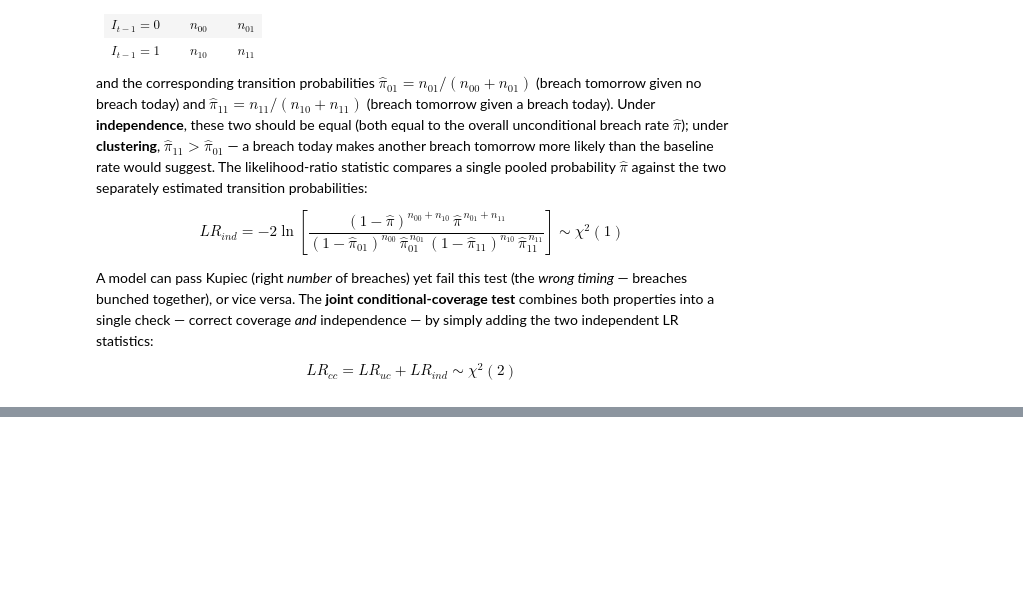
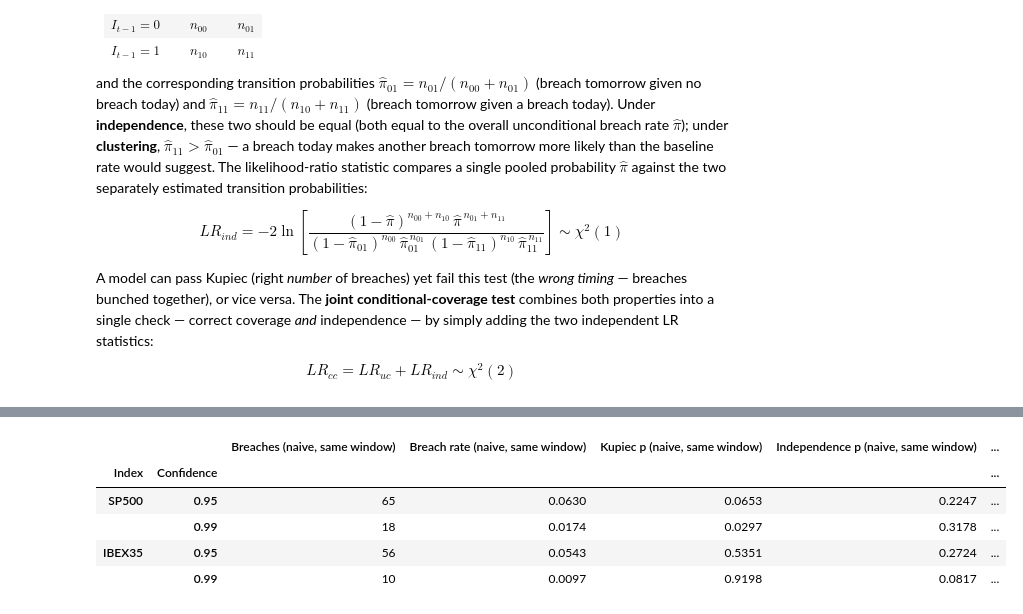
Before and after one commit to MLEIV90/ibex-garch-risk, a Jupyter notebook: notebooks/05_var_backtesting.ipynb, the cells around one changed output, grey strips where cells are left out. Saved outputs shown, nothing was run; the diff lists cells and outputs as text; code cells hidden in the pictures; blank space fills up the shorter version.

```diff
--- a/notebooks/05_var_backtesting.ipynb
+++ b/notebooks/05_var_backtesting.ipynb
@@ -220,0 +411,41 @@ def christoffersen_independence_test(breach_indicator):
+# %%
+naive_same_window_rows = []
+for idx in returns_pct.columns:
+    oos_dates = oos_fits[idx].index
+    res = naive_results[idx]
+    mu, nu = res.params["mu"], res.params["nu"]
+    sigma_same_window = res.conditional_volatility.loc[oos_dates]
+    r = returns_pct[idx].loc[oos_dates]
+    n_obs = len(oos_dates)
+
+    for conf in CONF_LEVELS:
+        p = 1 - conf
+        q_p = std_t_quantile(nu, p)
+        thr = mu + sigma_same_window * q_p
+        breach = (r < thr).astype(int)
+        x = int(breach.sum())
+
+        lr_uc, p_uc = kupiec_test(x, n_obs, p)
+        lr_ind, p_ind, _ = christoffersen_independence_test(breach.values)
+        p_cc = 1 - stats.chi2.cdf(lr_uc + lr_ind, df=2)
+
+        naive_same_window_rows.append({
+            "Index": idx, "Confidence": conf, "Breaches": x, "Breach rate": x / n_obs,
+            "Kupiec p": p_uc, "Independence p": p_ind, "Cond. coverage p": p_cc,
+        })
+
+naive_same_window_df = pd.DataFrame(naive_same_window_rows).set_index(["Index", "Confidence"])
+
+oos_garch_only = oos_results_df.xs("GARCH", level="Model")[
+    ["Breaches", "Breach rate", "Kupiec p", "Independence p", "Cond. coverage p"]
+]
+
+comparison = naive_same_window_df.join(oos_garch_only, lsuffix=" (naive, same window)", rsuffix=" (genuine OOS)")
+comparison.round(4)
+# %% [output]
+|  |  | Breaches (naive, same window) | Breach rate (naive, same window) | Kupiec p (naive, same window) | Independence p (naive, same window) | ... |
+| Index | Confidence |  |  |  |  | ... |
+| SP500 | 0.95 | 65 | 0.0630 | 0.0653 | 0.2247 | ... |
+|  | 0.99 | 18 | 0.0174 | 0.0297 | 0.3178 | ... |
+| IBEX35 | 0.95 | 56 | 0.0543 | 0.5351 | 0.2724 | ... |
+|  | 0.99 | 10 | 0.0097 | 0.9198 | 0.0817 | ... |
```
Also changed, not shown: parts of 24 cells of this notebook, 3 other files.
